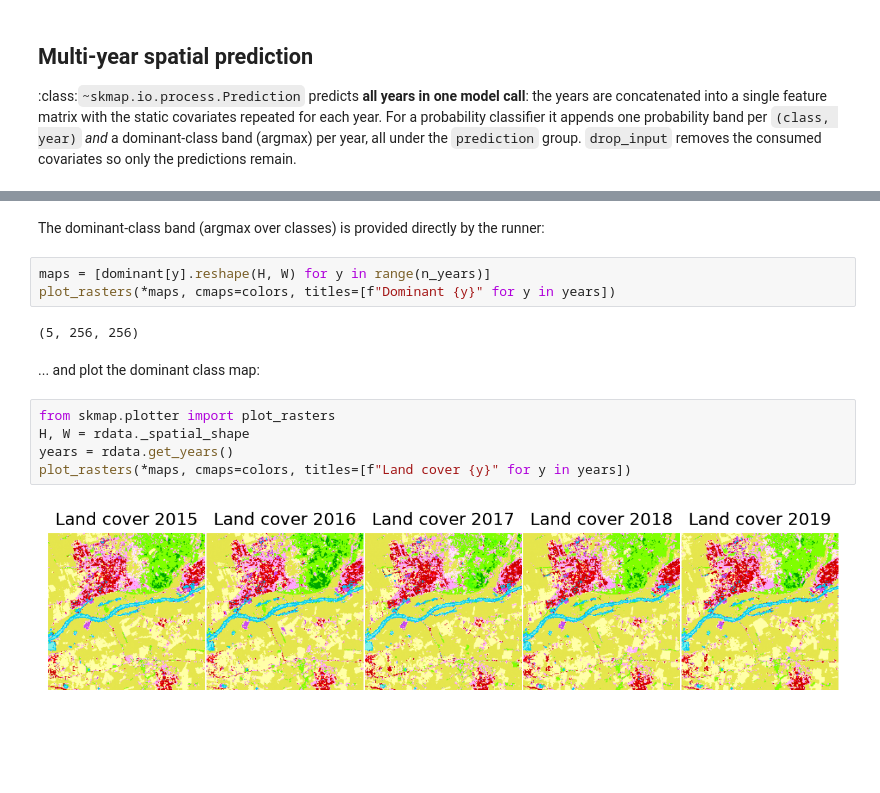
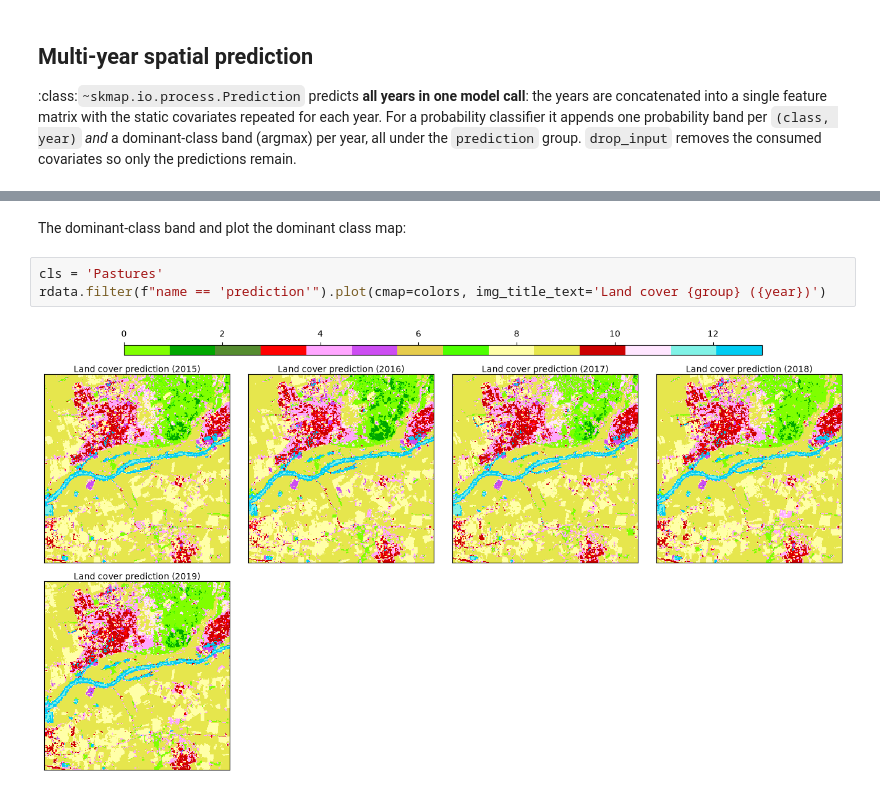
Before and after one commit to openlandmap/scikit-map, a Jupyter notebook: docs/notebooks/04_landcover_mapping_advanced.ipynb, the cells around one changed output, grey strips where cells are left out. Drawn from its saved outputs; the diff is of its cells as text; blank space fills up the shorter version.

Commit message:
Update notebooks to plot prediction via RasterData

```diff
--- a/docs/notebooks/04_landcover_mapping_advanced.ipynb
+++ b/docs/notebooks/04_landcover_mapping_advanced.ipynb
@@ -281,17 +280,7 @@ plot_rasters(*maps, cmaps="viridis",
-# %% [markdown]
-The dominant-class band (argmax over classes) is provided directly by
-the runner:
-# %%
-maps = [dominant[y].reshape(H, W) for y in range(n_years)]
-plot_rasters(*maps, cmaps=colors, titles=[f"Dominant {y}" for y in years])
-# %% [output]
-(5, 256, 256)
 # %% [markdown]
-... and plot the dominant class map:
+The dominant-class band and plot the dominant class map:
 # %%
-from skmap.plotter import plot_rasters
-H, W = rdata._spatial_shape
-years = rdata.get_years()
-plot_rasters(*maps, cmaps=colors, titles=[f"Land cover {y}" for y in years])
+cls = 'Pastures'
+rdata.filter(f"name == 'prediction'").plot(cmap=colors, img_title_text='Land cover {group} ({year})')
 # %% [output]
-[figure, old version]
+[figure, new version]
```
Also changed, not shown: parts of 3 cells of this notebook, 1 other file.
